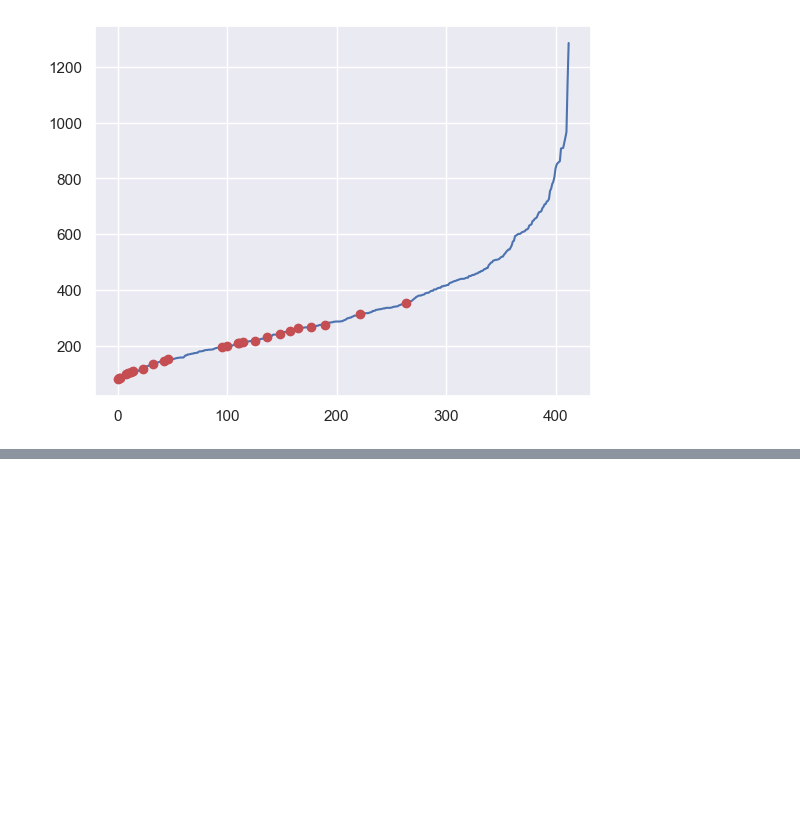
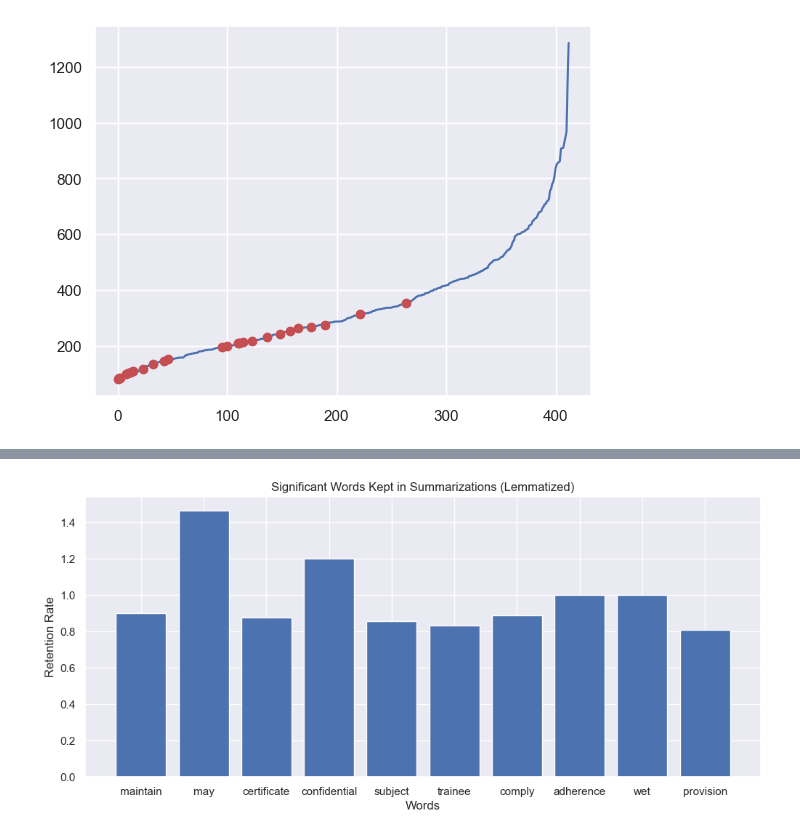
Before and after one commit to alexandreabela/Text_Summarization, a Jupyter notebook: data_vizualization.ipynb, the cells around one changed output, grey strips where cells are left out. Cells and saved outputs as stored; diff of their text form; code cells hidden in the pictures; blank space fills up the shorter version.

```diff
--- a/data_vizualization.ipynb
+++ b/data_vizualization.ipynb
@@ -81,3 +90,10 @@ plt.plot(df[df['target'] == 1]['length_original_text'], 'ro')
 # %% [output]
 [<matplotlib.lines.Line2D at 0x...>]
 [figure]
+# %%
+# Tokenize and preprocess
+def preprocess(text):
+    tokens = word_tokenize(text.lower())
+    stop_words = set(stopwords.words('english'))
+    tokens = [word for word in tokens if word.isalnum() and word not in stop_words]
+    return tokens
@@ -83,0 +151,3 @@ plt.plot(df[df['target'] == 1]['length_original_text'], 'ro')
+# %%
+significant_words_kept_lemma = [word for word in retention_rates_lemma if retention_rates_lemma[word] > 0.8 and erasure_rates_lemma[word] < 0.2]
+significant_words_erased_lemma = [word for word in retention_rates_lemma if retention_rates_lemma[word] < 0.2 and erasure_rates_lemma[word] > 0.8]
@@ -83,0 +178,9 @@ plt.plot(df[df['target'] == 1]['length_original_text'], 'ro')
+# %%
+plt.figure(figsize=(12, 5))
+plt.bar(significant_words_kept_lemma[:10], [retention_rates_lemma[word] for word in significant_words_kept_lemma][:10])
+plt.xlabel('Words')
+plt.ylabel('Retention Rate')
+plt.title('Significant Words Kept in Summarizations (Lemmatized)')
+plt.show()
+# %% [output]
+[figure, added]
```
Also changed, not shown: parts of 8 cells of this notebook.
